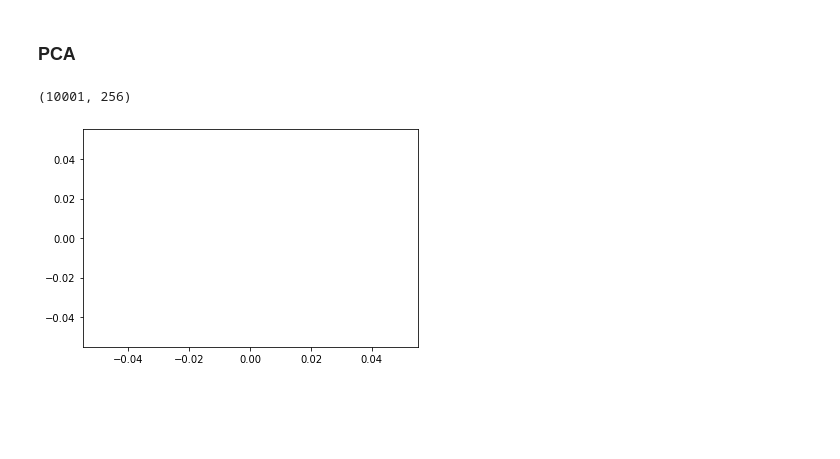
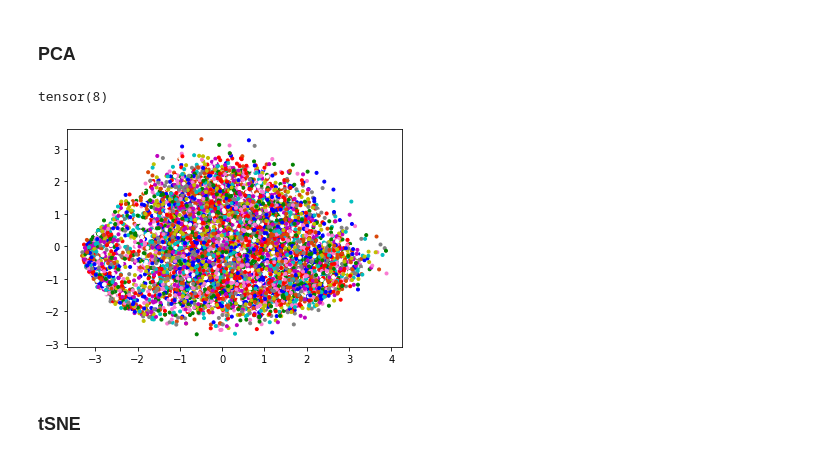
Before and after one commit to spogbob/D7047E-AdvancedDeepLearning, a Jupyter notebook: Exercise_3/exercise_3a.ipynb, the cells around one changed output. Saved outputs shown, nothing was run; the diff lists cells and outputs as text; code cells hidden in the pictures; blank space fills up the shorter version.

```diff
--- a/Exercise_3/exercise_3a.ipynb
+++ b/Exercise_3/exercise_3a.ipynb
@@ -147,25 +147,31 @@ print(correct/total)
 # %% [output]
 0.3437
 # %%
-
+color_arr = []
+colors = ['w', 'r', 'g', 'b', 'm', 'c', 'y', '#d94607', '0.5', '#fa7ad2']
 for i, data in enumerate(test_loader, 0):
         inputs, labels = data
         if i == 0:
             out = model(inputs,0).detach().numpy()
         else:
             out = np.concatenate((out, model(inputs, 0).detach().numpy()))
+        color_arr.append(colors[labels[0].numpy()])
 # %% [markdown]
 ### PCA
 # %%
-pca = PCA()
-pca_result = pca.fit_transform(out.detach().numpy())
+pca = PCA(n_components=2)
+pca_result = pca.fit_transform(out)
-# %%
-print(out.shape)
-# %% [output]
-(10001, 256)
-# %%
-fig = plt.figure()
-plt.plot(pca_result)
-plt.show()
-# %% [output]
-[figure, removed]
+# %%
+print(labels[0])
+# %% [output]
+tensor(8)
+# %%
+
+
+plt.scatter(pca_result[:,0],pca_result[:,1],c=color_arr,marker='.')
+
+plt.show()
+# %% [output]
+[figure, added]
+# %% [markdown]
+### tSNE
```
Also changed, not shown: parts of 2 cells of this notebook, 2 other files.
